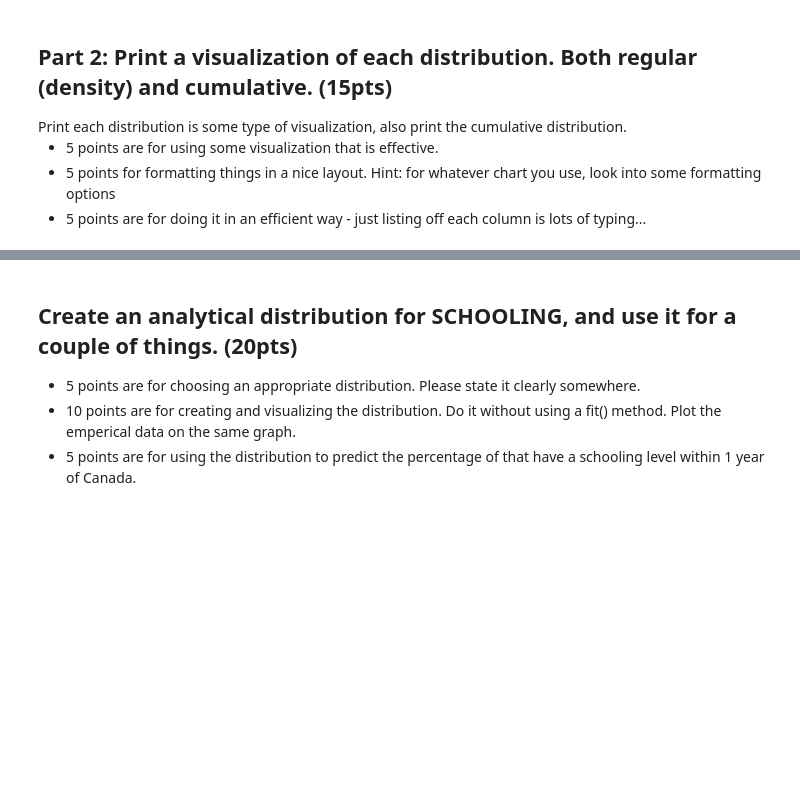
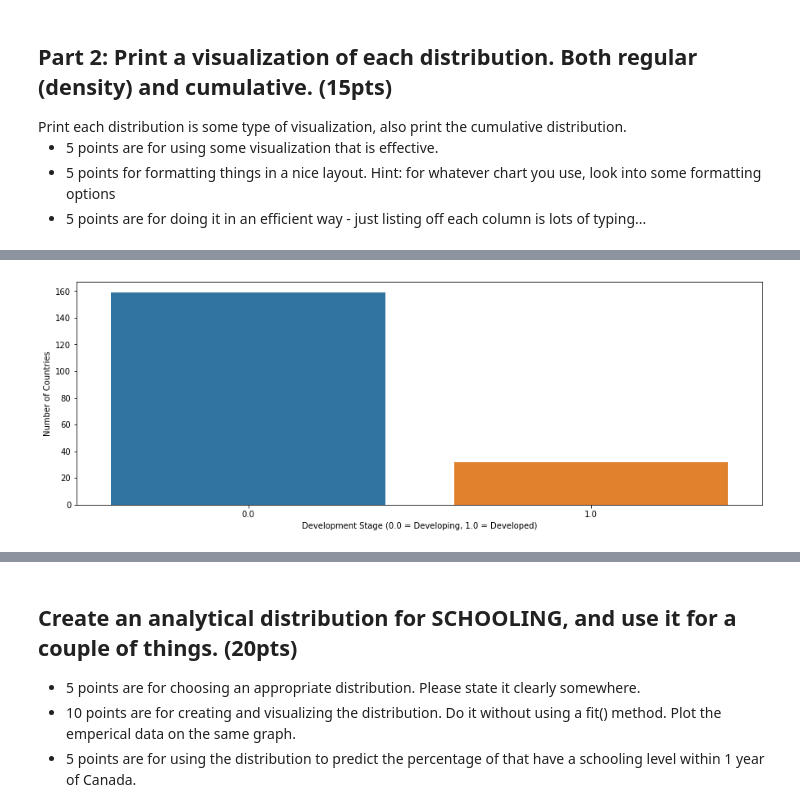
Before and after one commit to jamarabe/3450_Asn2_Students, a Jupyter notebook: asn2Workbook.ipynb, the cells around one changed output, grey strips where cells are left out. Saved outputs shown, nothing was run; the diff lists cells and outputs as text; code cells hidden in the pictures; blank space fills up the shorter version.

```diff
--- a/asn2Workbook.ipynb
+++ b/asn2Workbook.ipynb
@@ -66,0 +136,6 @@ Print each distribution is some type of visualization, also print the cumulative
+# %%
+dev_plot = sns.countplot('isDeveloped', data=dfLE)
+dev_plot.set(xlabel = 'Development Stage (0.0 = Developing, 1.0 = Developed)', ylabel = 'Number of Countries')
+plt.show()
+# %% [output]
+[figure, added]
```
Also changed, not shown: parts of 43 cells of this notebook.
